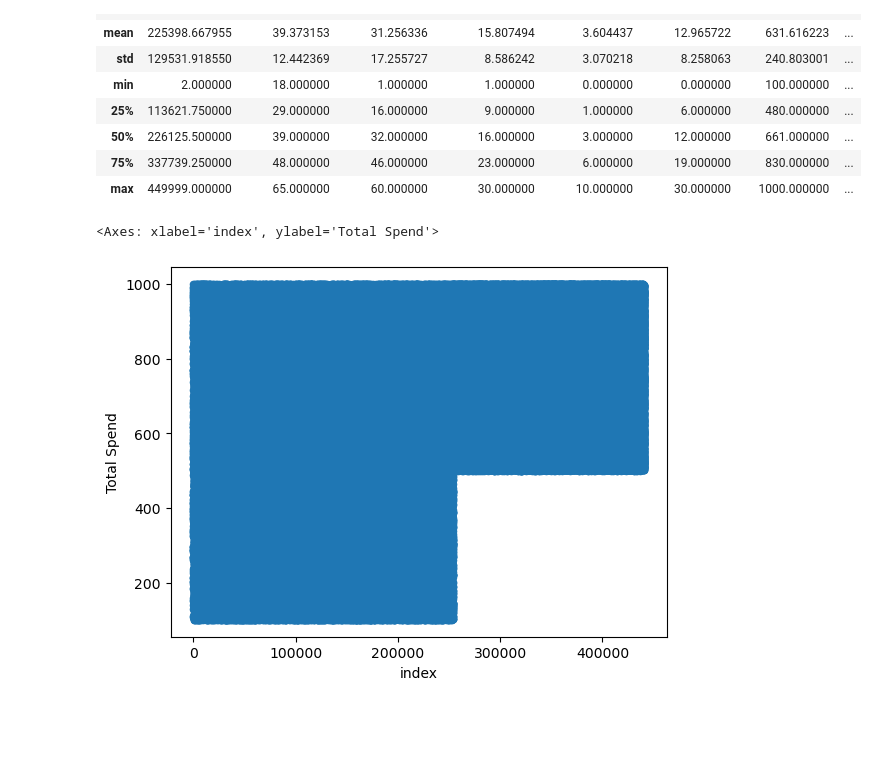
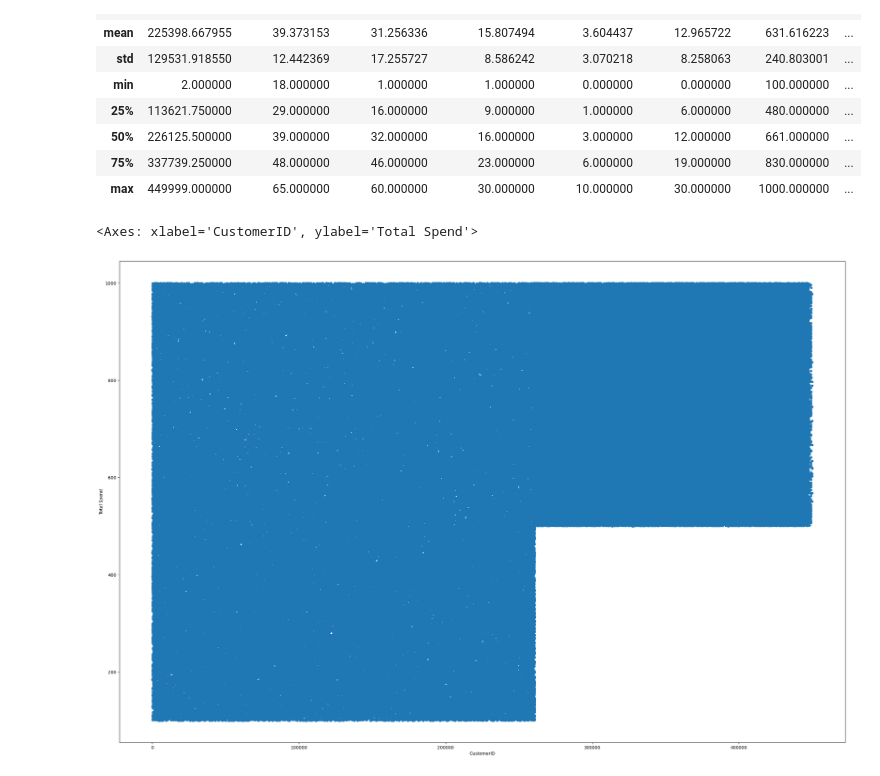
Before and after one commit to olliewhitman96/customer-churn, a Jupyter notebook: Presentable Notebook.ipynb, the cells around one changed output. Saved outputs shown, nothing was run; the diff lists cells and outputs as text; code cells hidden in the pictures; blank space fills up the shorter version.

```diff
--- a/Presentable Notebook.ipynb
+++ b/Presentable Notebook.ipynb
@@ -106,7 +122,7 @@ churn_df.describe()
 | 75% | 337739.250000 | 48.000000 | 46.000000 | 23.000000 | 6.000000 | 19.000000 | 830.000000 | ... |
 | max | 449999.000000 | 65.000000 | 60.000000 | 30.000000 | 10.000000 | 30.000000 | 1000.000000 | ... |
 # %%
-churn_df.reset_index().plot(kind='scatter',y="Total Spend",x='index')
+churn_df.reset_index().plot(kind='scatter',y="Total Spend",x='CustomerID',figsize=(30,20))
 # %% [output]
-<Axes: xlabel='index', ylabel='Total Spend'>
+<Axes: xlabel='CustomerID', ylabel='Total Spend'>
-[figure, old version]
+[figure, new version]
```
Also changed, not shown: parts of 7 cells of this notebook.
